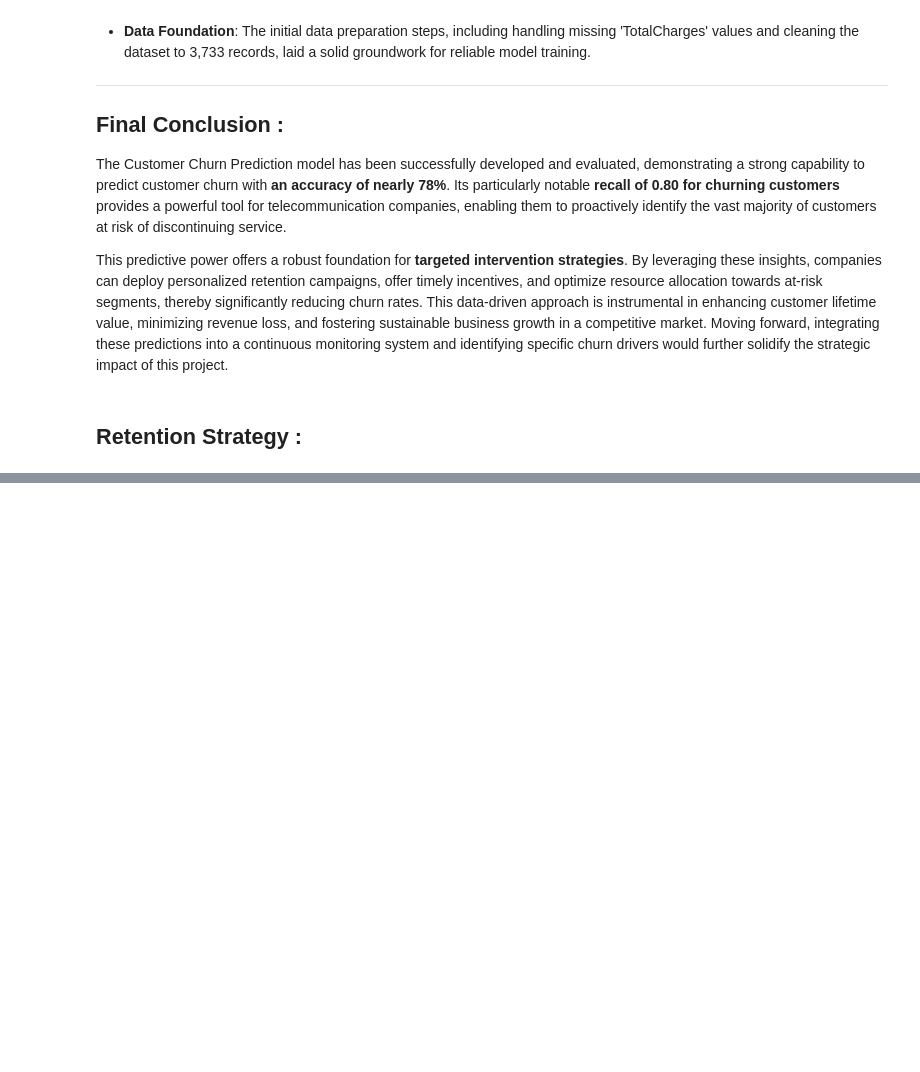
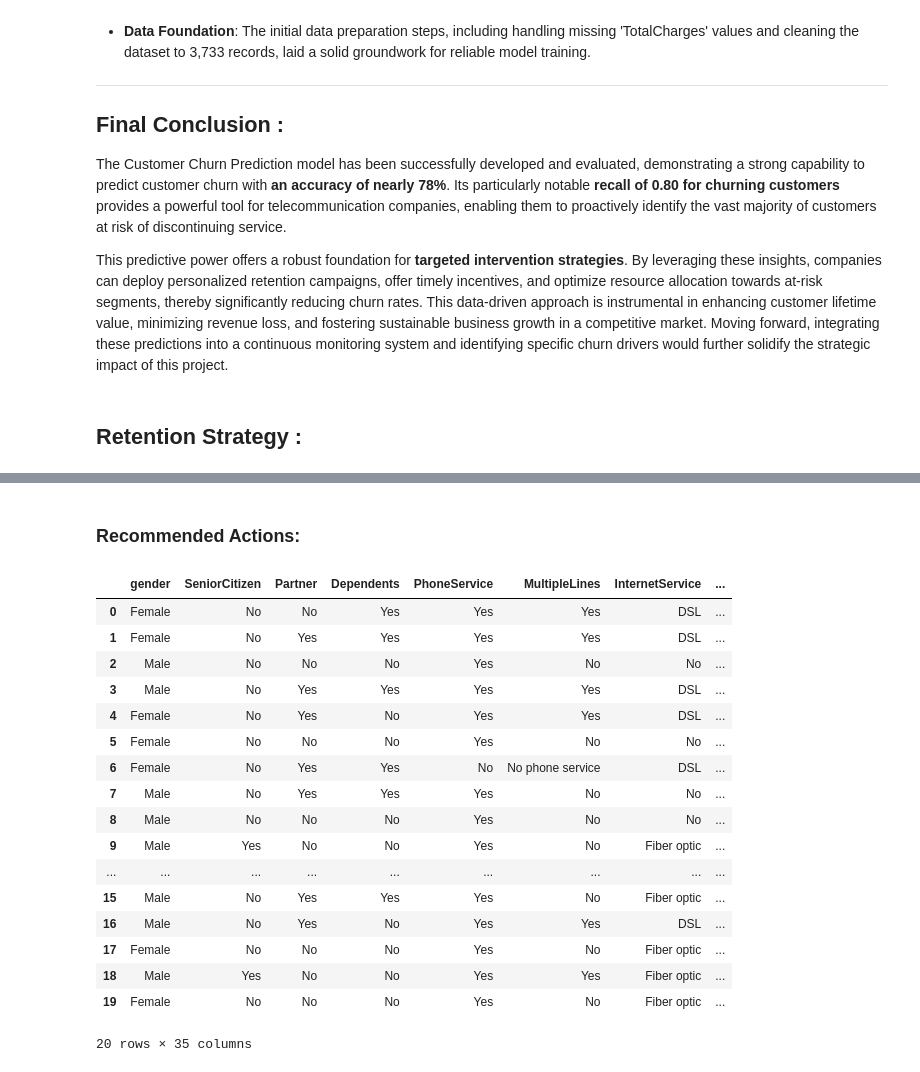
Before and after one commit to tamaxhh/Customer-Churn-Prediction, a Jupyter notebook: notebook/Customer Churn Prediction.ipynb, the cells around one changed output, grey strips where cells are left out. Cells and saved outputs as stored; diff of their text form; code cells hidden in the pictures; blank space fills up the shorter version.

Commit message:
Completed model building and retention exploration

```diff
--- a/notebook/Customer Churn Prediction.ipynb
+++ b/notebook/Customer Churn Prediction.ipynb
@@ -689,0 +794,4 @@ Thresholds: [0.003 0.005 0.005 0.006 0.006 0.007 0.007 0.007 0.007 0.008 0.009 0
+# %%
+risk_df = df.copy()
+
+risk_df["ChurnProbability"] = customer_probability
@@ -689,0 +845,9 @@ Thresholds: [0.003 0.005 0.005 0.006 0.006 0.007 0.007 0.007 0.007 0.008 0.009 0
+# %%
+## Estimate Revenue Exposure:
+
+risk_df["RevenueAtRisk"] = (
+    risk_df["MonthlyCharges"] *
+    risk_df["ChurnProbability"]
+)
+
+risk_df["RevenueAtRisk"]
@@ -689,0 +896,51 @@ Thresholds: [0.003 0.005 0.005 0.006 0.006 0.007 0.007 0.007 0.007 0.008 0.009 0
+# %% [markdown]
+### **Recommended Actions:**
+# %%
+def retention_action(row):
+
+    if row["RetentionSegment"] == "High Risk - High Value":
+        return "Priority retention offer"
+
+    elif row["RetentionSegment"] == "High Risk - New Customer":
+        return "Onboarding intervention"
+
+    elif row["OnlineSecurity"] == "No":
+        return "Promote security service"
+
+    elif row["TechSupport"] == "No":
+        return "Offer technical support"
+
+    elif row["Contract"] == "Month-to-month":
+        return "Promote long-term contract"
+
+    else:
+        return "Standard engagement"
+
+
+risk_df["RecommendedAction"] = (
+    risk_df.apply(
+        retention_action,
+        axis=1
+    )
+)
+# %%
+risk_df.head(20)
+# %% [output]
+|  | gender | SeniorCitizen | Partner | Dependents | PhoneService | MultipleLines | InternetService | ... |
+| 0 | Female | No | No | Yes | Yes | Yes | DSL | ... |
+| 1 | Female | No | Yes | Yes | Yes | Yes | DSL | ... |
+| 2 | Male | No | No | No | Yes | No | No | ... |
+| 3 | Male | No | Yes | Yes | Yes | Yes | DSL | ... |
+| 4 | Female | No | Yes | No | Yes | Yes | DSL | ... |
+| 5 | Female | No | No | No | Yes | No | No | ... |
+| 6 | Female | No | Yes | Yes | No | No phone service | DSL | ... |
+| 7 | Male | No | Yes | Yes | Yes | No | No | ... |
+| 8 | Male | No | No | No | Yes | No | No | ... |
+| 9 | Male | Yes | No | No | Yes | No | Fiber optic | ... |
+| ... | ... | ... | ... | ... | ... | ... | ... | ... |
+| 15 | Male | No | Yes | Yes | Yes | No | Fiber optic | ... |
+| 16 | Male | No | Yes | No | Yes | Yes | DSL | ... |
+| 17 | Female | No | No | No | Yes | No | Fiber optic | ... |
+| 18 | Male | Yes | No | No | Yes | Yes | Fiber optic | ... |
+| 19 | Female | No | No | No | Yes | No | Fiber optic | ... |
+20 rows × 35 columns
```
Also changed, not shown: parts of 14 cells of this notebook, 1 other file.
